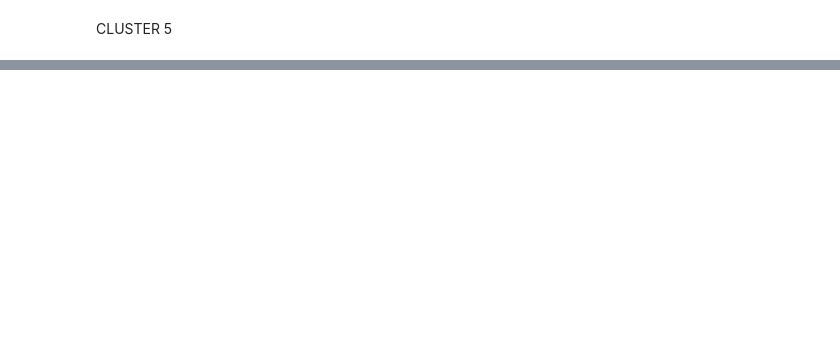
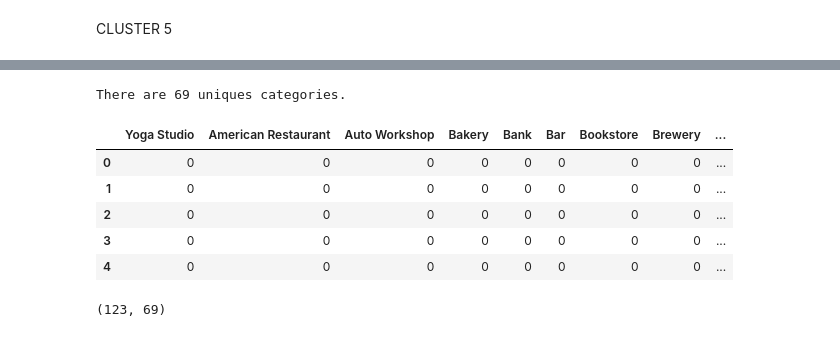
Before and after one commit to Amrutha1978/Segmenting-and-clustering, a Jupyter notebook: CLUSTERING AND EXPLORING NEIGHBORHOODS.ipynb, the cells around one changed output, grey strips where cells are left out. Saved outputs shown, nothing was run; the diff lists cells and outputs as text; code cells hidden in the pictures; blank space fills up the shorter version.

```diff
--- a/CLUSTERING AND EXPLORING NEIGHBORHOODS.ipynb
+++ b/CLUSTERING AND EXPLORING NEIGHBORHOODS.ipynb
@@ -155,17 +124,0 @@ CREATE MAP OF TORONTO
-# %%
-map_Toronto = folium.Map(location=[latitude, longitude], zoom_start=10)
-
-# add markers to map
-for lat, lng, borough, neighborhood in zip(lcanada['Latitude'], lcanada['Longitude'], lcanada['Borough'], lcanada['Neighbourhood']):
-    label = '{}, {}'.format(neighborhood, borough)
-    label = folium.Popup(label, parse_html=True)
-    folium.CircleMarker(
-        [lat, lng],
-        radius=5,
-        popup=label,
-        color='blue',
-        fill=True,
-        fill_color='#3186cc',
-        fill_opacity=0.7).add_to(map_Toronto)
-
-map_Toronto
@@ -256,7 +207,7 @@ Latitude and longitude values of Lawrence Park are 43.7280205, -79.3887901.
 # %% [markdown]
 Create the GET request URL. Name your URL url.
 # %%
-LIMIT = 100 # limit of number of venues returned by Foursquare API
+LIMIT = 50 # limit of number of venues returned by Foursquare API
 radius = 500 # define radius
 
 url = 'https://api.foursquare.com/v2/venues/explore?&client_id={}&client_secret={}&v={}&ll={},{}&radius={}&limit={}'.format(
@@ -652,0 +620,3 @@ central_merged.loc[central_merged['Cluster Labels'] == 4,
+# %%
+East_data = lcanada[lcanada['Borough'] == 'East Toronto'].reset_index(drop=True)
+East_data.head()
@@ -652,0 +734,5 @@ central_merged.loc[central_merged['Cluster Labels'] == 4,
+# %%
+East_venues = getNearbyVenues(names=East_data['Neighbourhood'],
+                                   latitudes=East_data['Latitude'],
+                                   longitudes=East_data['Longitude']
+                                  )
@@ -652,0 +766,23 @@ central_merged.loc[central_merged['Cluster Labels'] == 4,
+# %%
+print('There are {} uniques categories.'.format(len(East_venues['Venue Category'].unique())))
+# %% [output]
+There are 69 uniques categories.
+# %%
+East_onehot = pd.get_dummies(East_venues[['Venue Category']], prefix="", prefix_sep="")
+
+East_onehot['Neighborhood'] = East_venues['Neighborhood']
+
+fixed_columns = [East_onehot.columns[-1]] + list(East_onehot.columns[:-1])
+East_onehot = East_onehot[fixed_columns]
+East_onehot.head()
+# %% [output]
+|  | Yoga Studio | American Restaurant | Auto Workshop | Bakery | Bank | Bar | Bookstore | Brewery | ... |
+| 0 | 0 | 0 | 0 | 0 | 0 | 0 | 0 | 0 | ... |
+| 1 | 0 | 0 | 0 | 0 | 0 | 0 | 0 | 0 | ... |
+| 2 | 0 | 0 | 0 | 0 | 0 | 0 | 0 | 0 | ... |
+| 3 | 0 | 0 | 0 | 0 | 0 | 0 | 0 | 0 | ... |
+| 4 | 0 | 0 | 0 | 0 | 0 | 0 | 0 | 0 | ... |
+# %%
+East_onehot.shape
+# %% [output]
+(123, 69)
```
Also changed, not shown: parts of 43 cells of this notebook.
